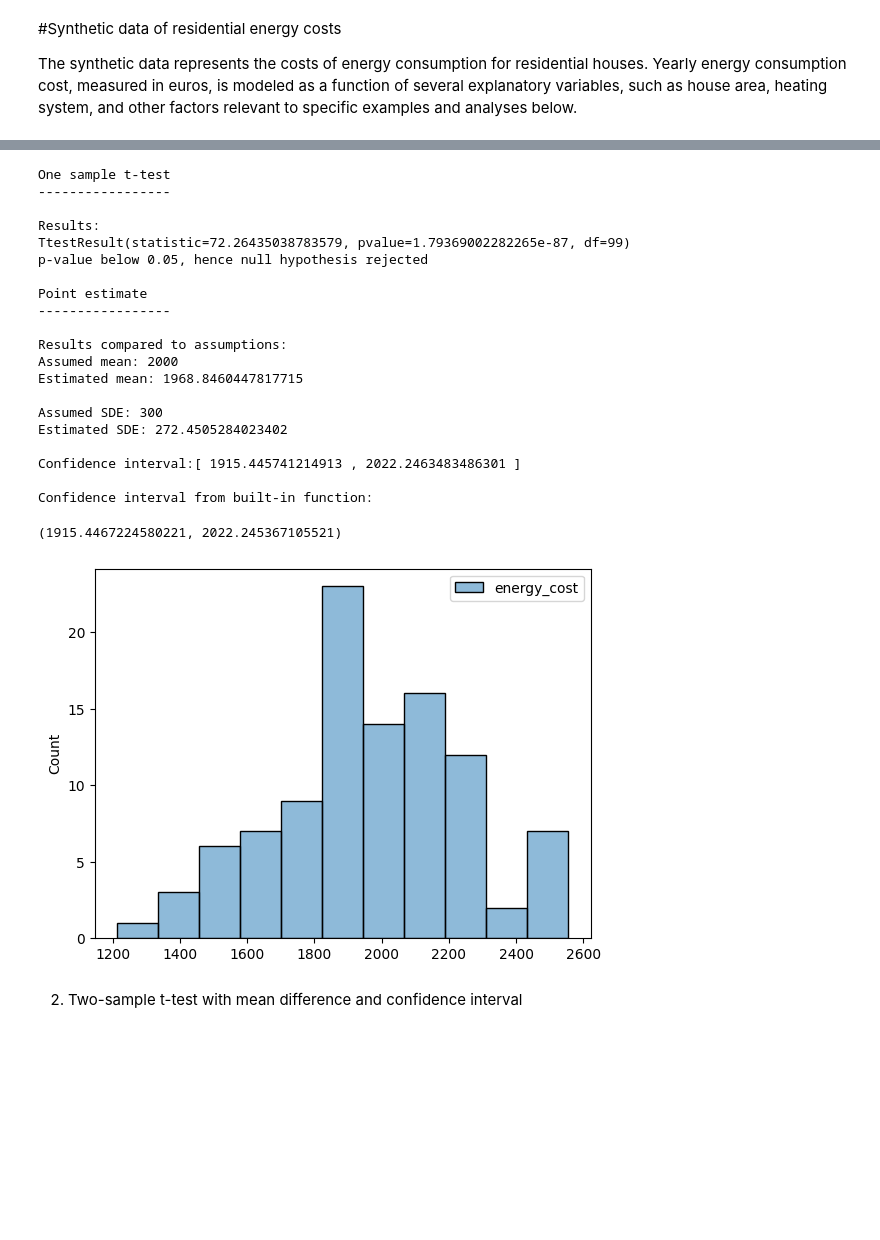
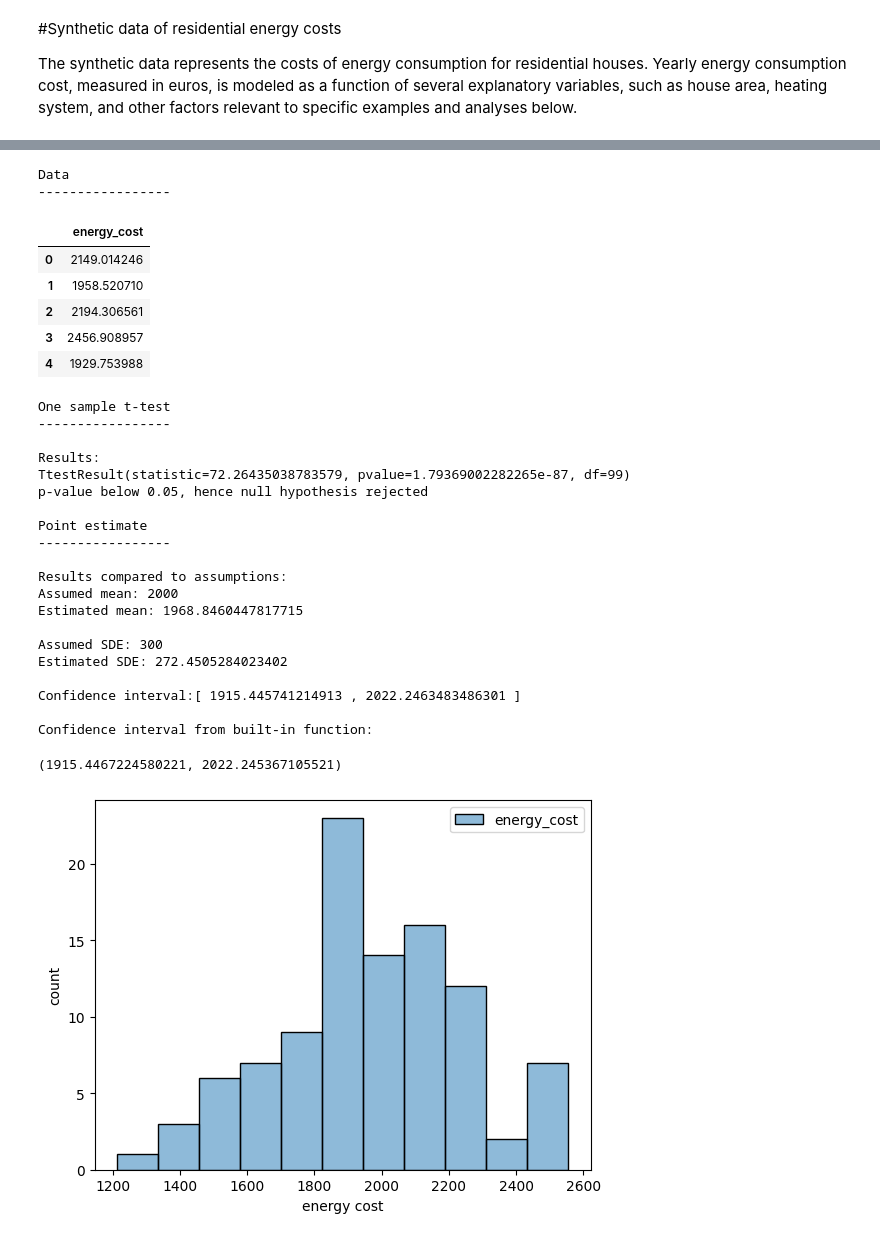
Before and after one commit to jacobjx/statistics, a Jupyter notebook: statsmodels_synthetic.ipynb, the cells around one changed output, grey strips where cells are left out. Cells and saved outputs as stored; diff of their text form; code cells hidden in the pictures; blank space fills up the shorter version.

```diff
--- a/statsmodels_synthetic.ipynb
+++ b/statsmodels_synthetic.ipynb
@@ -88,9 +101,15 @@ energy_cost=np.random.normal(assumed_mean,assumed_standard_deviation,size=sample
 #create a DataFrame to store the energy cost data
 df=pd.DataFrame({'energy_cost' : energy_cost})
 
+#display the dataframe
+print('\nData')
+print('-----------------')
+display(df.head())
+
 #visualize
-sns.histplot(df)
-
+ax = sns.histplot(df)
+ax.set_xlabel('energy cost')
+ax.set_ylabel('count')
 ###
 # One-sample t-test
 ###
@@ -102,7 +121,7 @@ mean_null_hypothesis = 0
 result=stats.ttest_1samp(a=df['energy_cost'], popmean=mean_null_hypothesis)
 
 #print results
-print('One sample t-test')
+print('\nOne sample t-test')
 print('-----------------')
 print('\nResults:')
 print(result)
@@ -115,53 +134,59 @@ print('p-value below 0.05, hence null hypothesis rejected')
 estimated_mean=df['energy_cost'].mean()
 estimated_standard_deviation=df['energy_cost'].std()
 
 #calculate standard error of the mean
 estimated_standard_error=df['energy_cost'].std()/np.sqrt(df.shape[0])
 
 #calculate Z-score for a 95% confidence interval
 z_score=1.96
 
 #compute the lower and upper limits of the confidence interval
 low_lim=estimated_mean-z_score*estimated_standard_error
 up_lim=estimated_mean +z_score*estimated_standard_error
 
 
 #print the results of the point estimate
 print('\nPoint estimate')
 print('-----------------')
 print('\nResults compared to assumptions:')
 print('Assumed mean:', assumed_mean)
 print('Estimated mean:', estimated_mean)
 print('')
 print('Assumed SDE:', assumed_standard_deviation)
 print('Estimated SDE:', estimated_standard_deviation)
 print('')
 print('Confidence interval:[',low_lim,',',up_lim,']')
 print('')
 print('Confidence interval from built-in function:')
 stats.norm.interval(confidence=0.95, loc=estimated_mean, scale=estimated_standard_error)
 # %% [output]
-One sample t-test
+Data
 -----------------
-
-Results:
-TtestResult(statistic=72.26435038783579, pvalue=1.79369002282265e-87, df=99)
-p-value below 0.05, hence null hypothesis rejected
-
-Point estimate
------------------
-
-Results compared to assumptions:
-Assumed mean: 2000
-Estimated mean: 1968.8460447817715
-
-Assumed SDE: 300
-Estimated SDE: 272.4505284023402
-
-Confidence interval:[ 1915.445741214913 , 2022.2463483486301 ]
-
-Confidence interval from built-in function:
+|  | energy_cost |
+| 0 | 2149.014246 |
+| 1 | 1958.520710 |
+| 2 | 2194.306561 |
+| 3 | 2456.908957 |
+| 4 | 1929.753988 |
-(1915.4467224580221, 2022.245367105521)
+One sample t-test
+-----------------
+
+Results:
+TtestResult(statistic=72.26435038783579, pvalue=1.79369002282265e-87, df=99)
+p-value below 0.05, hence null hypothesis rejected
+
+Point estimate
+-----------------
+
+Results compared to assumptions:
+Assumed mean: 2000
+Estimated mean: 1968.8460447817715
+
+Assumed SDE: 300
+Estimated SDE: 272.4505284023402
+
+Confidence interval:[ 1915.445741214913 , 2022.2463483486301 ]
+
+Confidence interval from built-in function:
+(1915.4467224580221, 2022.245367105521)
-[figure, old version]
+[figure, new version]
-# %% [markdown]
-2. Two-sample t-test with mean difference and confidence interval
```
Also changed, not shown: parts of 21 cells of this notebook.
